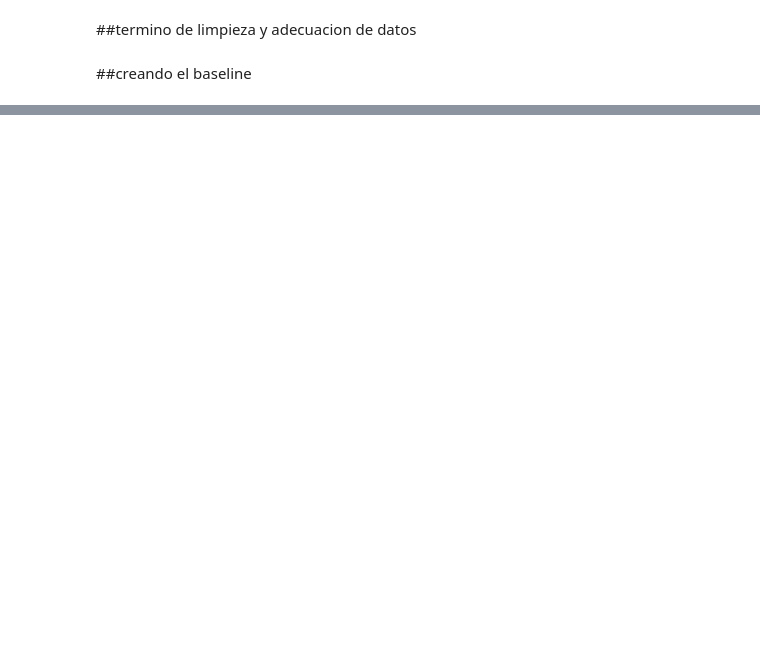
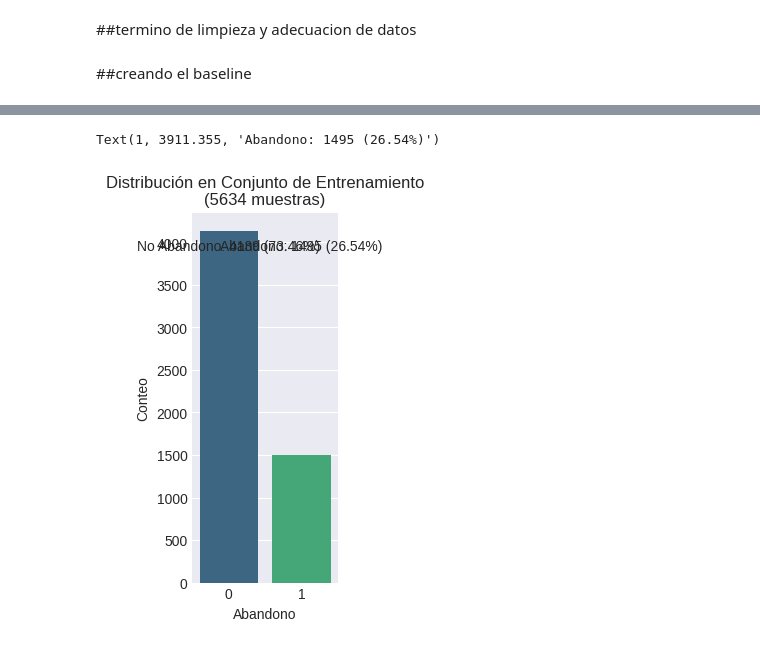
Before and after one commit to Brianbrowncoopman/telecom_X_2, a Jupyter notebook: Telecom_X_2.ipynb, the cells around one changed output, grey strips where cells are left out. Saved outputs shown, nothing was run; the diff lists cells and outputs as text; code cells hidden in the pictures; blank space fills up the shorter version.

```diff
--- a/Telecom_X_2.ipynb
+++ b/Telecom_X_2.ipynb
@@ -631,0 +823,12 @@ viz = residuals_plot(modelo, X_train, y_train, X_test, y_test)
+# %%
+# Distribución en el conjunto de entrenamiento
+plt.subplot(1, 3, 2)
+sns.countplot(x=y_train, palette='viridis')
+plt.title(f'Distribución en Conjunto de Entrenamiento\n({len(y_train)} muestras)')
+plt.xlabel('Abandono')
+plt.ylabel('Conteo')
+plt.text(0, plt.ylim()[1]*0.9, f'No Abandono: {y_train.value_counts()[0]} ({y_train.value_counts(normalize=True)[0]:.2%})', ha='center')
+plt.text(1, plt.ylim()[1]*0.9, f'Abandono: {y_train.value_counts()[1]} ({y_train.value_counts(normalize=True)[1]:.2%})', ha='center')
+# %% [output]
+Text(1, 3911.355, 'Abandono: 1495 (26.54%)')
+[figure, added]
```
Also changed, not shown: parts of 57 cells of this notebook.
